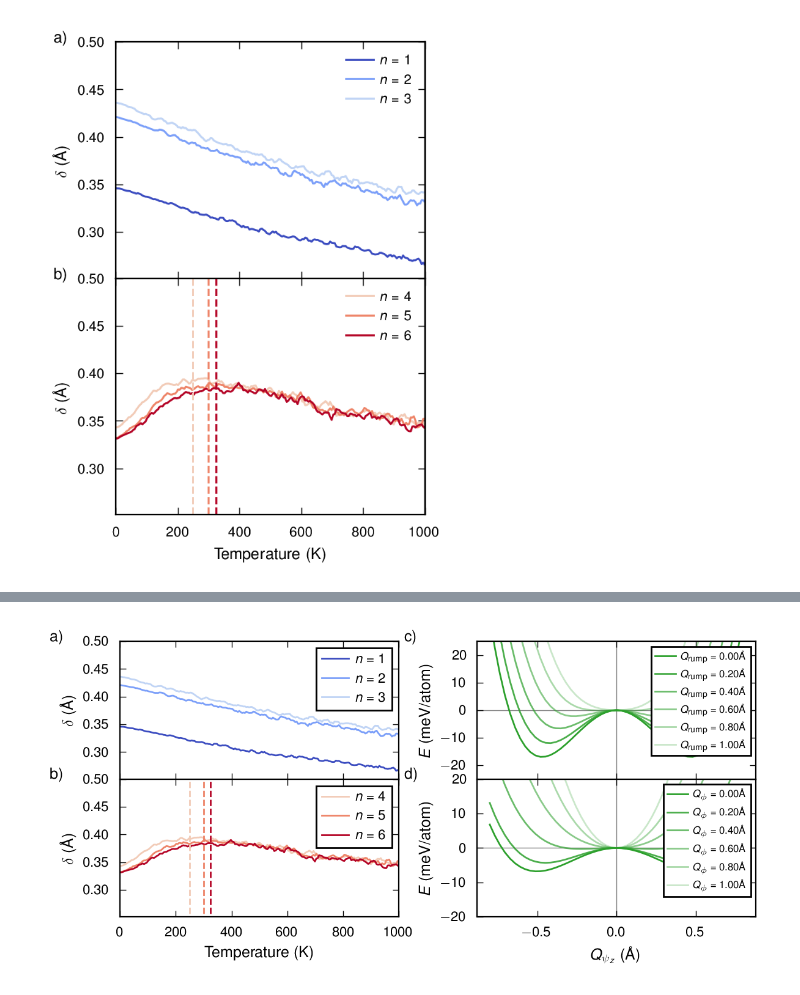
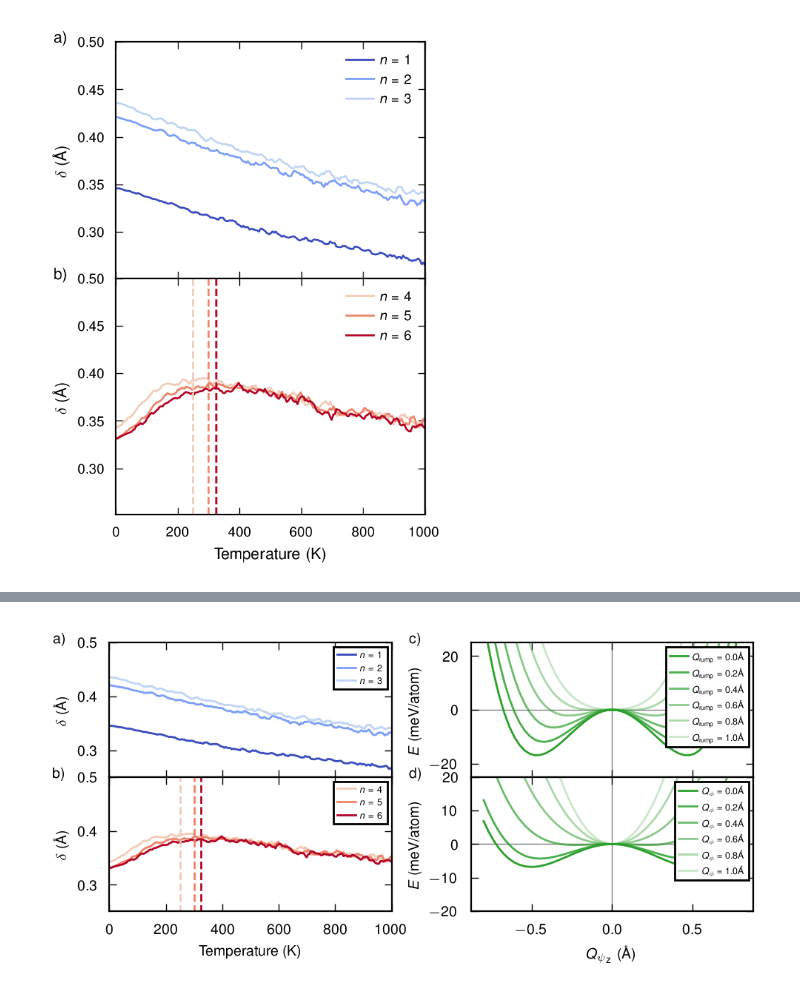
Before and after one commit to NU-CEM/2025_RP_phases, a Jupyter notebook: Fig5_rumpling.ipynb, the cells around one changed output, grey strips where cells are left out. Drawn from its saved outputs; the diff is of its cells as text; code cells hidden in the pictures.

```diff
--- a/Fig5_rumpling.ipynb
+++ b/Fig5_rumpling.ipynb
@@ -335,7 +335,7 @@ plt.show(block=True)
 
 ## Tilting in Y/Z when X tilt activated
 # -------------------------------------
-amp_tilt_vals2 = [0.0, 0.2, 0.4, 0.6, 0.8, 1.0, 0.25, 0.75, 0.5]
+amp_tilt_vals2 = [0.0, 0.2, 0.4, 0.6, 0.8, 1.0]
 
 dfs33 = dict()
 dfs44 = dict()
@@ -446,6 +445,6 @@ KeyError: 0.25
 # %%
 colors = plt.cm.coolwarm(np.linspace(0,1,6))
-fig, ax = plt.subplots(2,2, figsize=(6,3), dpi=200)
+fig, ax = plt.subplots(2,2, figsize=(5,2.5), dpi=200)
 ax[0,0].plot(n1_z_disp.temp, n1_z_disp.z_diff_layer0, color= colors[0], label = r'$n=1$')
 ax[0,0].plot(n2_z_disp.temp, n2_z_disp.z_diff_layer0, color= colors[1], label = r'$n=2$')
 ax[0,0].plot(n3_z_disp.temp, n3_z_disp.z_diff_layer0, color= colors[2], label = r'$n=3$')
@@ -455,62 +454,66 @@ ax[1,0].plot(n6_z_disp.temp, n6_z_disp.z_diff_layer0, color= colors[5], label =
 ax[0,0].set_ylim([0.251,0.5])
 ax[1,0].set_ylim([0.251,0.5])
 ax[0,0].set_xticklabels([])
-ax[0,0].text(-0.25,1, 'a)', transform = ax[0,0].transAxes)
-ax[1,0].text(-0.25,1, 'b)', transform = ax[1,0].transAxes)
-ax[0,1].text(-0.26,1, 'c)', transform = ax[0,1].transAxes)
-ax[1,1].text(-0.26,1, 'd)', transform = ax[1,1].transAxes)
+ax[0,0].text(-0.2,1, 'a)', transform = ax[0,0].transAxes, fontsize= 7)
+ax[1,0].text(-0.2,1, 'b)', transform = ax[1,0].transAxes, fontsize= 7)
+ax[0,1].text(-0.22,1, 'c)', transform = ax[0,1].transAxes, fontsize= 7)
+ax[1,1].text(-0.22,1, 'd)', transform = ax[1,1].transAxes, fontsize= 7)
 ax[1,0].vlines(250,-0.5,0.5, color = colors[3] , linestyle = 'dashed')
 ax[1,0].vlines(300,-0.5,0.5, color = colors[4] , linestyle = 'dashed')
 ax[1,0].vlines(325,-0.5,0.5, color = colors[5] , linestyle = 'dashed')
-ax[0,0].legend(frameon=True)
-ax[1,0].legend(frameon=True)
+ax[0,0].legend(frameon=True,loc='upper right', fontsize = 4.5)
+ax[1,0].legend(frameon=True,loc = 'upper right', fontsize=4.5)
 ax[0,0].set_xlim([0,1000])
 ax[1,0].set_xlim([0,1000])
-ax[0,0].set_ylabel(r'$\delta$ (\AA)')
-ax[1,0].set_ylabel(r'$\delta$ (\AA)')
-ax[0,0].set_xlabel('Temperature (K)')
-ax[1,0].set_xlabel('Temperature (K)')
+ax[0,0].set_ylabel(r'$\delta$ (\AA)', fontsize= 7)
+ax[1,0].set_ylabel(r'$\delta$ (\AA)', fontsize= 7)
+ax[0,0].set_xlabel('Temperature (K)', fontsize= 7)
+ax[1,0].set_xlabel('Temperature (K)', fontsize= 7)
+ax[0,0].tick_params(labelsize = 7)
+ax[1,0].tick_params(labelsize = 7)
 
 alpha = 1
 for amp_rump in amp_rump_vals:
     df3 = dfs3[amp_rump]
     E_tmp = df3.loc[df3.amp_tilt == 0].E.values[0]
-    ax[0,1].plot(df3.amp_tilt, 1000 * (df3.E-E_tmp), '-',label=r'$Q_{\text{rump}}$' + f' = {amp_rump:.2f}Å', color = 'tab:green', alpha=alpha)
+    ax[0,1].plot(df3.amp_tilt, 1000 * (df3.E-E_tmp), '-',label=r'$Q_{\text{rump}}$' + f' = {amp_rump:.1f}', color = 'tab:green', alpha=alpha)
     alpha = alpha - 0.15
 ax[0,1].set_ylim([-25,25])
 
 alpha  = 1
 
 amp_tilt_vals2 = [0.0, 0.2,0.4,0.6,0.8,1.0]
 for amp_tilt2 in amp_tilt_vals2:
     df3 = dfs33[amp_tilt2]
     E_tmp = df3.loc[df3.amp_tilt == 0].E.values[0]
     #ax[1,1].plot(df3.amp_tilt, 1000 * (df3.E-E_tmp), '-', label=r'$Q_{\text{Rx}}$' + f' = {amp_tilt2:.2f}Å', color= 'tab:pink', alpha = alpha)
 
     df4 = dfs44[amp_tilt2]
     E_tmp = df4.loc[df4.amp_tilt == 0].E.values[0]
-    ax[1,1].plot(df4.amp_tilt, 1000 * (df4.E-E_tmp), '-', label=r'$Q_{\phi}$' + f' = {amp_tilt2:.2f}Å', color = 'tab:green', alpha = alpha)
+    ax[1,1].plot(df4.amp_tilt, 1000 * (df4.E-E_tmp), '-', label=r'$Q_{\phi}$' + f' = {amp_tilt2:.1f}', color = 'tab:green', alpha = alpha)
     alpha = alpha - 0.15
 
 ax[1,1].set_ylim([-20,20])
 
-ax[0,1].legend(frameon=True, fontsize = 6, loc = 'upper right')
-ax[0,1].set_ylabel(r'$E$ (meV/atom)')
-ax[1,1].legend(frameon=True, fontsize = 6, loc = 'upper right')
-ax[1,1].set_ylabel(r'$E$ (meV/atom)')
+ax[0,1].legend(frameon=True, fontsize = 4.5, loc = 'upper right')
+ax[0,1].set_ylabel(r'$E$ (meV/atom)', fontsize= 7)
+ax[1,1].legend(frameon=True, fontsize = 4.5, loc = 'upper right')
+ax[1,1].set_ylabel(r'$E$ (meV/atom)', fontsize= 7)
 #
 ax[0,1].axhline(y=0, lw=0.5, alpha=0.5, color='k', zorder=-100)
 ax[0,1].axvline(x=0, lw=0.5, alpha=0.5, color='k', zorder=-100)
 ax[1,1].axhline(y=0, lw=0.5, alpha=0.5, color='k', zorder=-100)
 ax[1,1].axvline(x=0, lw=0.5, alpha=0.5, color='k', zorder=-100)
 
 #ax[0,1].text(0.43,0.1, r'$M_z$ tilt', transform = ax[0,1].transAxes, bbox = dict(edgecolor = 'k', facecolor ='white'))
 #ax[1,1].text(0.43,0.1, r'$M_z$ tilt', transform = ax[1,1].transAxes, bbox = dict(edgecolor = 'k', facecolor ='white'))
-ax[0,1].set_xlabel(r'$Q$ (Å)')
-ax[1,1].set_xlabel(r'$Q_{\psi_\text{z}}$ (Å)')
+ax[0,1].set_xlabel(r'$Q$ (Å)', fontsize= 7)
+ax[1,1].set_xlabel(r'$Q_{\psi_\text{z}}$', fontsize= 7)
+ax[0,1].tick_params(labelsize = 7)
+ax[1,1].tick_params(labelsize = 7)
 
 fig.tight_layout()
 plt.subplots_adjust(hspace=0,wspace=0.28)
 plt.savefig('figs/rumpling.png')
 # %% [output]
-[figure, old version]
+[figure, new version]
```
Also changed, not shown: parts of 1 cell of this notebook, 8 other files.
